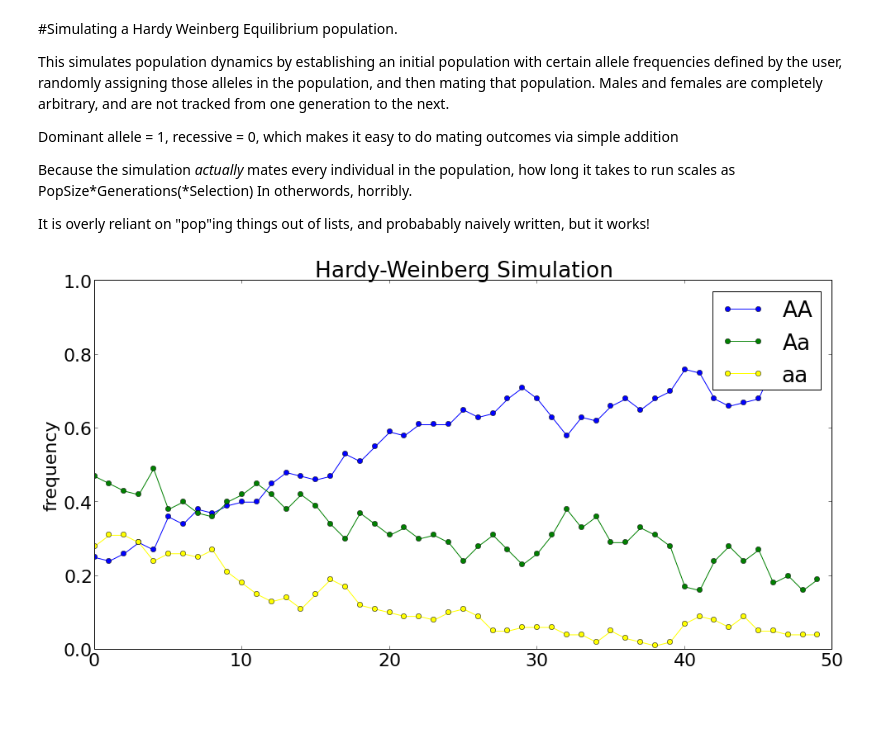
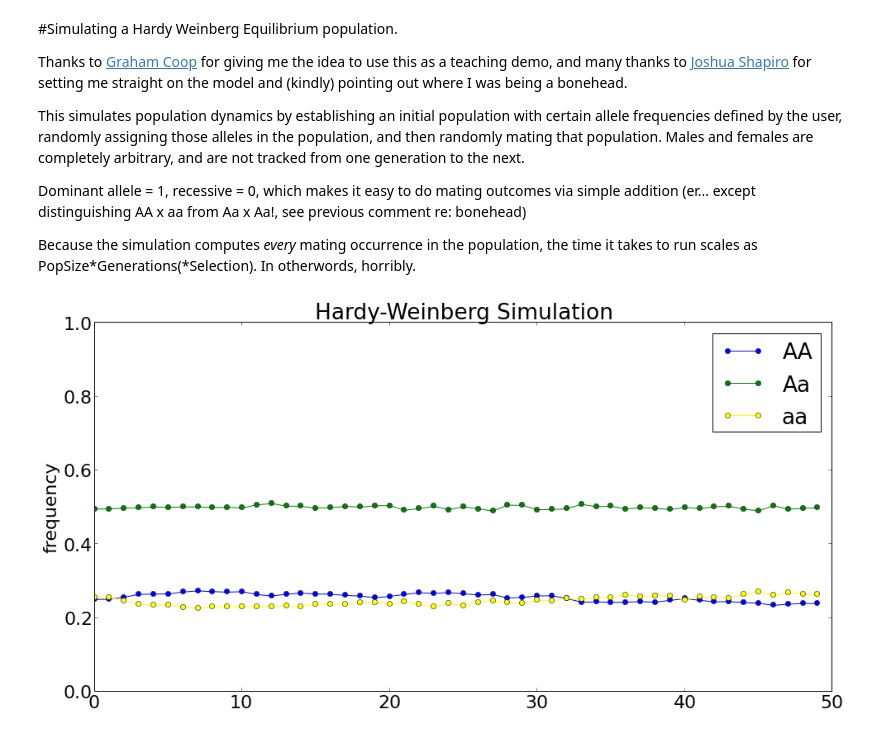
Before and after one commit to drlabratory/Research_Git, a Jupyter notebook: simulations/HWE_Sim.ipynb, the cells around one changed output. Saved outputs shown, nothing was run; the diff lists cells and outputs as text; code cells hidden in the pictures; blank space fills up the shorter version.

Commit message:
version 2,
- mates until PopSize is reached, which allows population size to remain
the same, even under selection.

- fixed erroneous assumption that 2 always = Aa x Aa (thanks Josh)

- added credits for people who have helped me think this through

```diff
--- a/simulations/HWE_Sim.ipynb
+++ b/simulations/HWE_Sim.ipynb
@@ -1,13 +1,16 @@
 # %% [markdown]
 #Simulating a Hardy Weinberg Equilibrium population.
 
-This simulates population dynamics by establishing an initial population with certain allele frequencies defined by the user, randomly assigning those alleles in the population, and then mating that population. Males and females are completely arbitrary, and are not tracked from one generation to the next.
+Thanks to [Graham Coop][1] for giving me the idea to use this as a teaching demo, and many thanks to [Joshua Shapiro][2] for setting me straight on the model and (kindly) pointing out where I was being a bonehead.
 
-Dominant allele = 1, recessive = 0, which makes it easy to do mating outcomes via simple addition
+This simulates population dynamics by establishing an initial population with certain allele frequencies defined by the user, randomly assigning those alleles in the population, and then randomly mating that population. Males and females are completely arbitrary, and are not tracked from one generation to the next.
 
-Because the simulation *actually* mates every individual in the population, how long it takes to run scales as PopSize*Generations(*Selection) In otherwords, horribly.
+Dominant allele = 1, recessive = 0, which makes it easy to do mating outcomes via simple addition (er... except distinguishing AA x aa from Aa x Aa!, see previous comment re: bonehead)
 
-It is overly reliant on "pop"ing things out of lists, and probabably naively written, but it works!
+Because the simulation computes *every* mating occurrence in the population, the time it takes to run scales as PopSize*Generations(*Selection). In otherwords, horribly.
+
+[1]:http://shapbio.me
+[2]:http://gcbias.org
 # %%
 from __future__ import division
 import random
@@ -16,7 +19,7 @@ import matplotlib
 
 # Initial population size
 # Anything below ~2000 will regularly show significant drift
-PopSize = 100
+PopSize = 10000
 
 # Initial dominant allele frequency
 Frequency = 0.5
@@ -30,7 +33,7 @@ Selection = False
 
 # If Selection is active, this represents the selection coefficient, and in this
 # model equals the chance of survival. 0 = homozygous lethal, 1 = no selection.
-SelNum = 0.9
+SelNum = 0
 
 def decision(probability):
     return random.random() > probability
@@ -55,7 +58,7 @@ def PopGen(size,freq):
         population.append(eve)
     return population
 
-def mate(population,sel):
+def Mate(population,size,popsize,sel):
     newpop=[]
     if sel:
         # This treats the selection parameter as probability of survival,
@@ -67,74 +70,75 @@ def mate(population,sel):
             if person == 0:
                 if decision(SelNum):
                     population.remove(person)
+        # redefine size to avoid "out of range" errors
+        size=len(population)
 
     random.shuffle(population)
-    # this assumes a self-sustaining population
-    # ie - every 2 people has 2 kids
-    while len(population)>1:
-        male=population.pop()
-        female=population.pop()
+    # this now continues random mating until population size
+    # matched the initial size
+    while len(newpop)<popsize:
+        male=population[int(random.random()*size)]
+        female=population[int(random.random()*size)]
         # aa x aa
         if male+female==0:
             newpop.append(0)
-            newpop.append(0)
         # Aa x aa
         elif male+female==1:
-            x=0
-            while x<2:
-                if decision(0.5):
-                    newpop.append(0)
-                else:
-                    newpop.append(1)
-                x+=1
-        # Aa x Aa
+            if decision(0.5):
+                newpop.append(0)
+            else:
+                newpop.append(1)
+        # Aa x Aa & AA x aa
         elif male+female==2:
-            kids=[0,1,1,2]
-            random.shuffle(kids)
-            newpop.append(kids.pop())
-            newpop.append(kids.pop())
+            # Aa x Aa
+            if male*female>0:
+                kids=[0,1,1,2]
+                random.shuffle(kids)
+                newpop.append(kids[0])
+            # AA x aa
+            else:
+                newpop.append(1)
         # AA x Aa
         elif male+female==3:
-            x=0
-            while x<2:
-                if decision(0.5):
-                    newpop.append(1)
-                else:
-                    newpop.append(2)
-                x+=1
+            if decision(0.5):
+                newpop.append(1)
+            else:
+                newpop.append(2)
         # AA x AA
         else:
-            newpop.append(2)
             newpop.append(2)
     return newpop
 
 
 pop=PopGen(PopSize,Frequency)
 
+#generation counter
 igen = 0
+# x axis list
 gen = []
+# y variable lists
 homoR = []
 homoD = []
 het = []
 
 while (igen < Generations):
-    new=mate(pop,Selection)
+    new=Mate(pop,PopSize,PopSize,Selection)
     gen.append(igen)
     homoR.append(new.count(0)/len(new))
     het.append(new.count(1)/len(new))
     homoD.append(new.count(2)/len(new))
     igen = igen + 1
     pop=new
 
 matplotlib.rcParams.update({'font.size': 22})
 plt.figure(figsize=(16,8))
 plt.plot(gen,homoD,marker='o', linestyle='-', color='blue', label='AA')
 plt.plot(gen,het,marker='o', linestyle='-', color='green', label='Aa')
 plt.plot(gen,homoR,marker='o', linestyle='-', color='yellow', label='aa')
 plt.ylim(0,1)
 plt.ylabel('frequency')
 plt.title('Hardy-Weinberg Simulation')
 plt.legend()
 plt.show()
 # %% [output]
-[figure, old version]
+[figure, new version]
```
